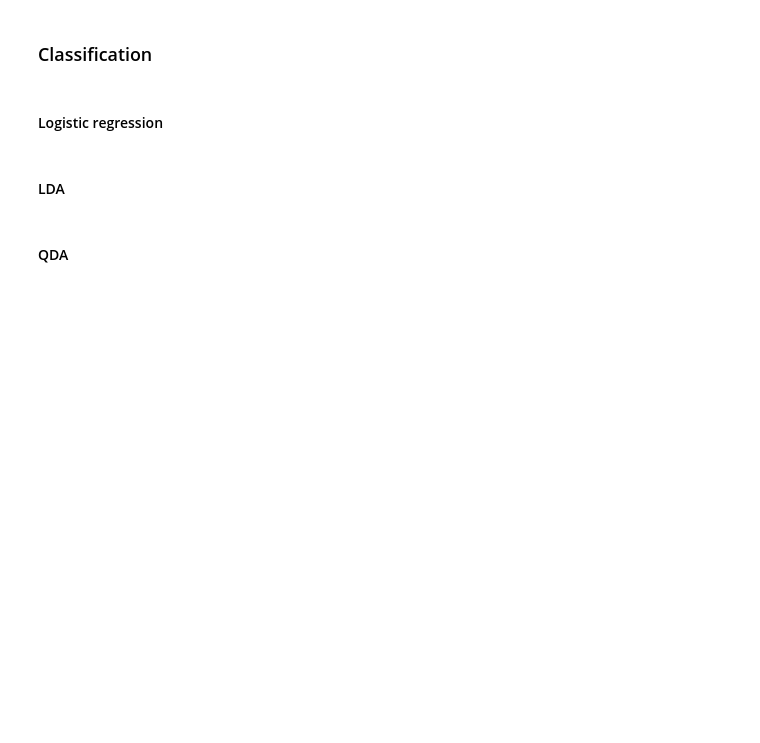
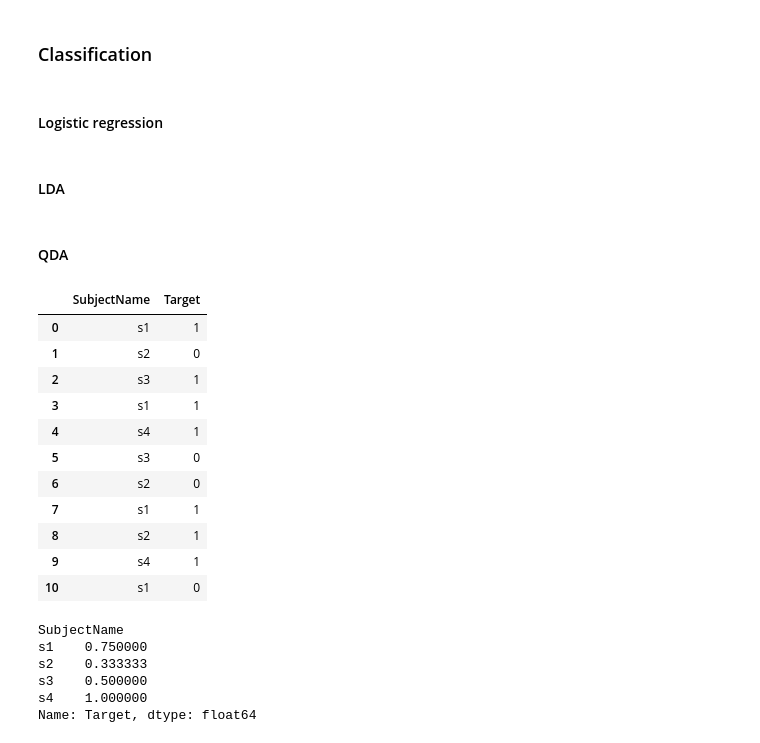
Before and after one commit to ngocmphan/survival_rate_montreal_businesses, a Jupyter notebook: survival_rate_montreal_businesses.ipynb, the cells around one changed output. Saved outputs shown, nothing was run; the diff lists cells and outputs as text; code cells hidden in the pictures; blank space fills up the shorter version.

Commit message:
Added target encoding & data splitting

```diff
--- a/survival_rate_montreal_businesses.ipynb
+++ b/survival_rate_montreal_businesses.ipynb
@@ -301,3 +339,31 @@ len(list(df_with_loc['Location'].unique()))
 #### LDA
 # %% [markdown]
 #### QDA
+# %%
+data={'SubjectName':['s1','s2','s3','s1','s4','s3','s2','s1','s2','s4','s1'],
+      'Target':[1,0,1,1,1,0,0,1,1,1,0]}
+test = pd.DataFrame(data)
+# %%
+test
+# %% [output]
+|  | SubjectName | Target |
+| 0 | s1 | 1 |
+| 1 | s2 | 0 |
+| 2 | s3 | 1 |
+| 3 | s1 | 1 |
+| 4 | s4 | 1 |
+| 5 | s3 | 0 |
+| 6 | s2 | 0 |
+| 7 | s1 | 1 |
+| 8 | s2 | 1 |
+| 9 | s4 | 1 |
+| 10 | s1 | 0 |
+# %%
+test.groupby(['SubjectName'])['Target'].mean()
+# %% [output]
+SubjectName
+s1    0.750000
+s2    0.333333
+s3    0.500000
+s4    1.000000
+Name: Target, dtype: float64
```
Also changed, not shown: parts of 32 cells of this notebook.
